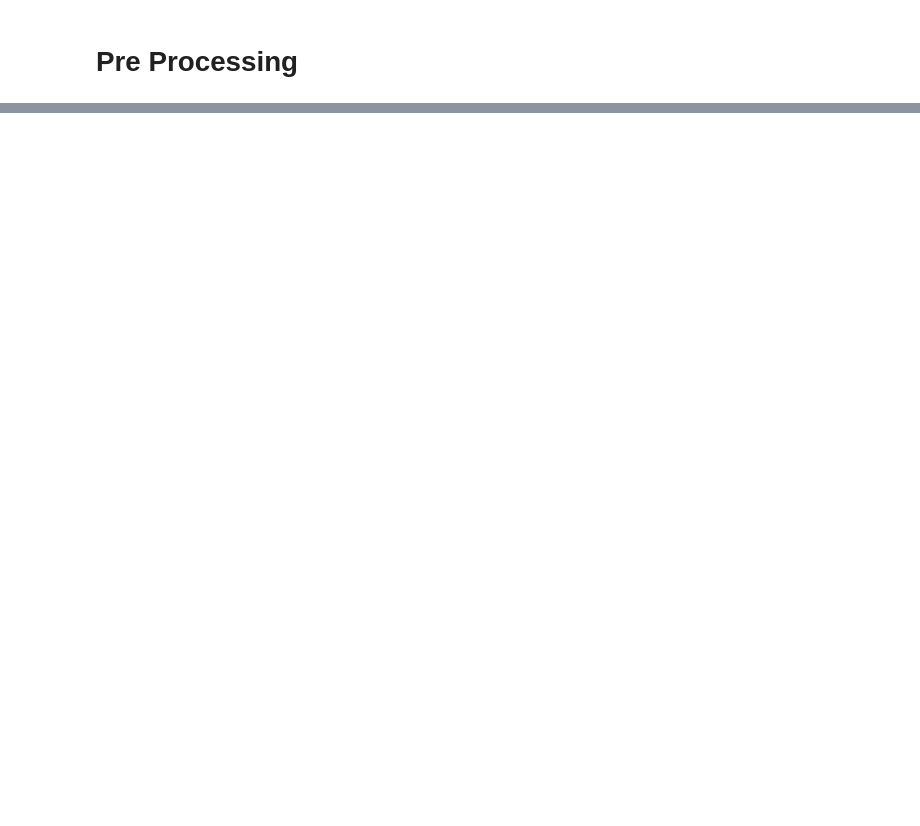
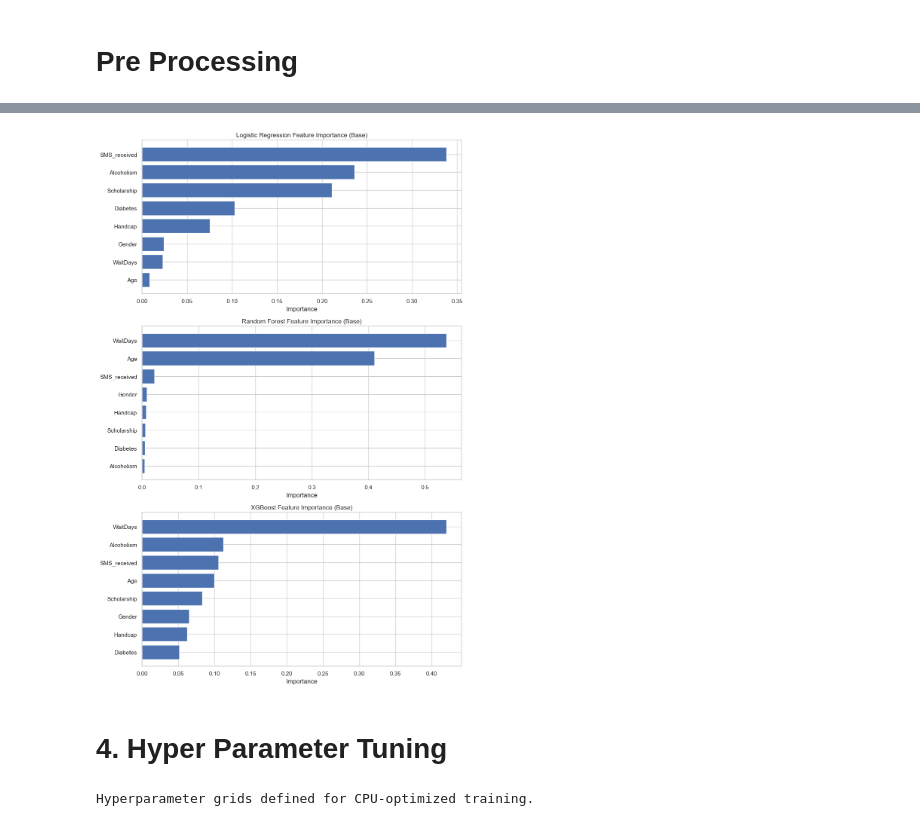
Before and after one commit to swapnilprakashpatil/aai510_3proj, a Jupyter notebook: notebooks/Supervised.ipynb, the cells around one changed output, grey strips where cells are left out. Saved outputs shown, nothing was run; the diff lists cells and outputs as text; code cells hidden in the pictures; blank space fills up the shorter version.

```diff
--- a/notebooks/Supervised.ipynb
+++ b/notebooks/Supervised.ipynb
@@ -143,0 +159,17 @@ Index(['Gender', 'ScheduledDay', 'AppointmentDay', 'Age', 'Neighbourhood',
+# %%
+# Keep only the specified columns for modeling
+selected_features = [
+    'WaitDays',
+    'SMS_received',
+    'Age',
+    'Alcoholism',
+    'Scholarship',
+    'Gender',
+    'Diabetes',
+    'Handcap'
+]
+X = df[selected_features].copy()
+y = df['No-show']
+
+display(X.info())
+display(X.describe())
@@ -143,0 +290,61 @@ Index(['Gender', 'ScheduledDay', 'AppointmentDay', 'Age', 'Neighbourhood',
+# %%
+# Plot feature importances for all base models (Logistic Regression, Random Forest, XGBoost) horizontally
+feature_names = X.columns
+
+fig, axes = plt.subplots(3, 1, figsize=(10, 15))
+model_names = ['Logistic Regression', 'Random Forest', 'XGBoost']
+
+for ax, name in zip(axes, model_names):
+    model = base_models[name]
+    if name == 'Logistic Regression':
+        importances = np.abs(model.coef_[0])
+    elif name == 'Random Forest':
+        importances = model.feature_importances_
+    elif name == 'XGBoost':
+        importances = model.feature_importances_
+    else:
+        continue
+    indices = np.argsort(importances)[::-1]
+    ax.barh(range(len(feature_names)), importances[indices], align='center')
+    ax.set_yticks(range(len(feature_names)))
+    ax.set_yticklabels(feature_names[indices])
+    ax.invert_yaxis()
+    ax.set_title(f'{name} Feature Importance (Base)')
+    ax.set_xlabel('Importance')
+plt.tight_layout()
+plt.show()
+# %% [output]
+[figure, added]
+# %% [markdown]
+# 4. Hyper Parameter Tuning
+# %%
+# Define CPU-optimized hyperparameter grids for faster tuning
+from sklearn.model_selection import GridSearchCV
+from time import time
+
+# Logistic Regression hyperparameters
+lr_param_grid = {
+    'C': [0.1, 1.0, 10.0],
+    'penalty': ['l1', 'l2'],
+    'solver': ['liblinear', 'saga']  # CPU-friendly solvers
+}
+
+# Random Forest hyperparameters (limited for CPU efficiency)
+rf_param_grid = {
+    'n_estimators': [50, 100, 200],  # Reduced for faster training
+    'max_depth': [5, 10, None],
+    'min_samples_split': [2, 5],
+    'min_samples_leaf': [1, 2]
+}
+
+# XGBoost hyperparameters with early stopping
+xgb_param_grid = {
+    'n_estimators': [50, 100, 200],  # Will use early stopping
+    'max_depth': [3, 5, 7],
+    'learning_rate': [0.1, 0.2],
+    'subsample': [0.8, 1.0]
+}
+
+print("Hyperparameter grids defined for CPU-optimized training.")
+# %% [output]
+Hyperparameter grids defined for CPU-optimized training.
```
Also changed, not shown: parts of 21 cells of this notebook, 3 other files.
